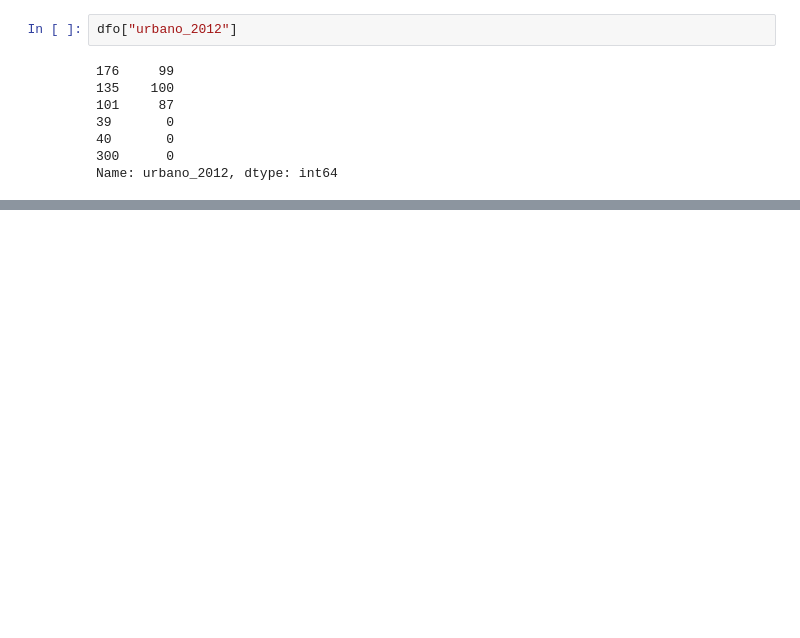
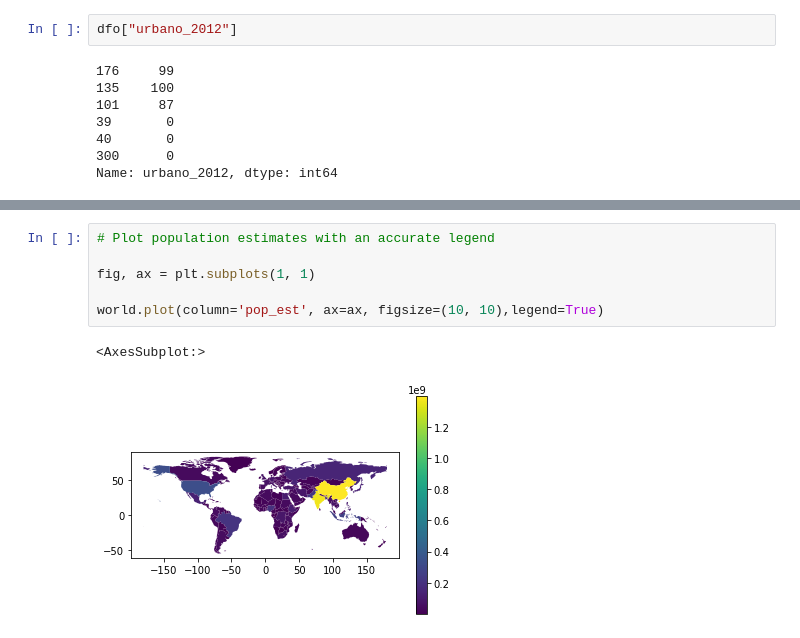
Before and after one commit to GW-DSSD/GeoDS4Bolivia, a Jupyter notebook: EDA/Start.ipynb, the cells around one changed output, grey strips where cells are left out. Cells and saved outputs as stored; diff of their text form; blank space fills up the shorter version.

```diff
--- a/EDA/Start.ipynb
+++ b/EDA/Start.ipynb
@@ -258,0 +280,9 @@ fig.show()
+# %%
+# Plot population estimates with an accurate legend
+
+fig, ax = plt.subplots(1, 1)
+
+world.plot(column='pop_est', ax=ax, figsize=(10, 10),legend=True)
+# %% [output]
+<AxesSubplot:>
+[figure, added]
```
Also changed, not shown: parts of 12 cells of this notebook, 1 other file.
